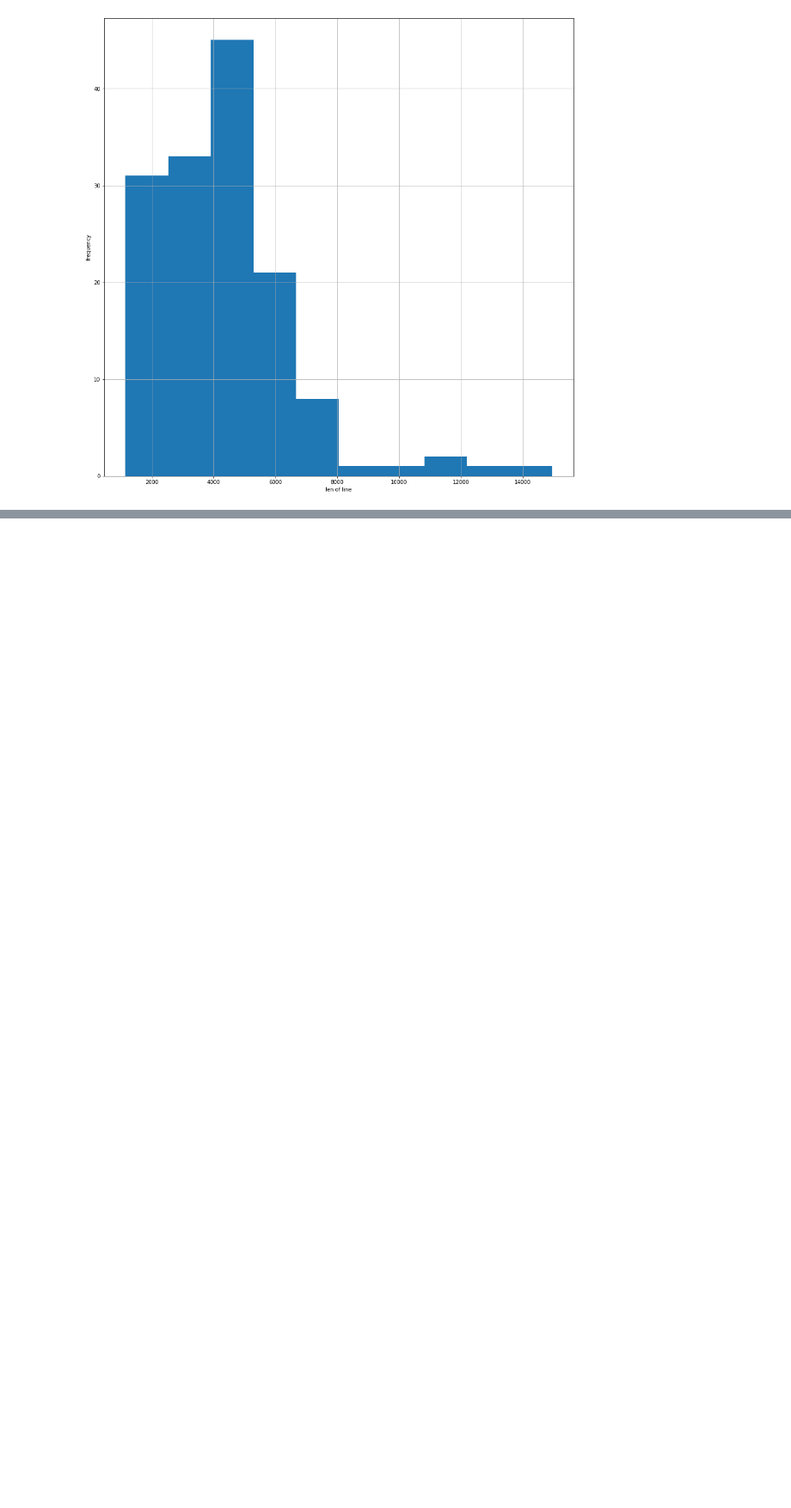
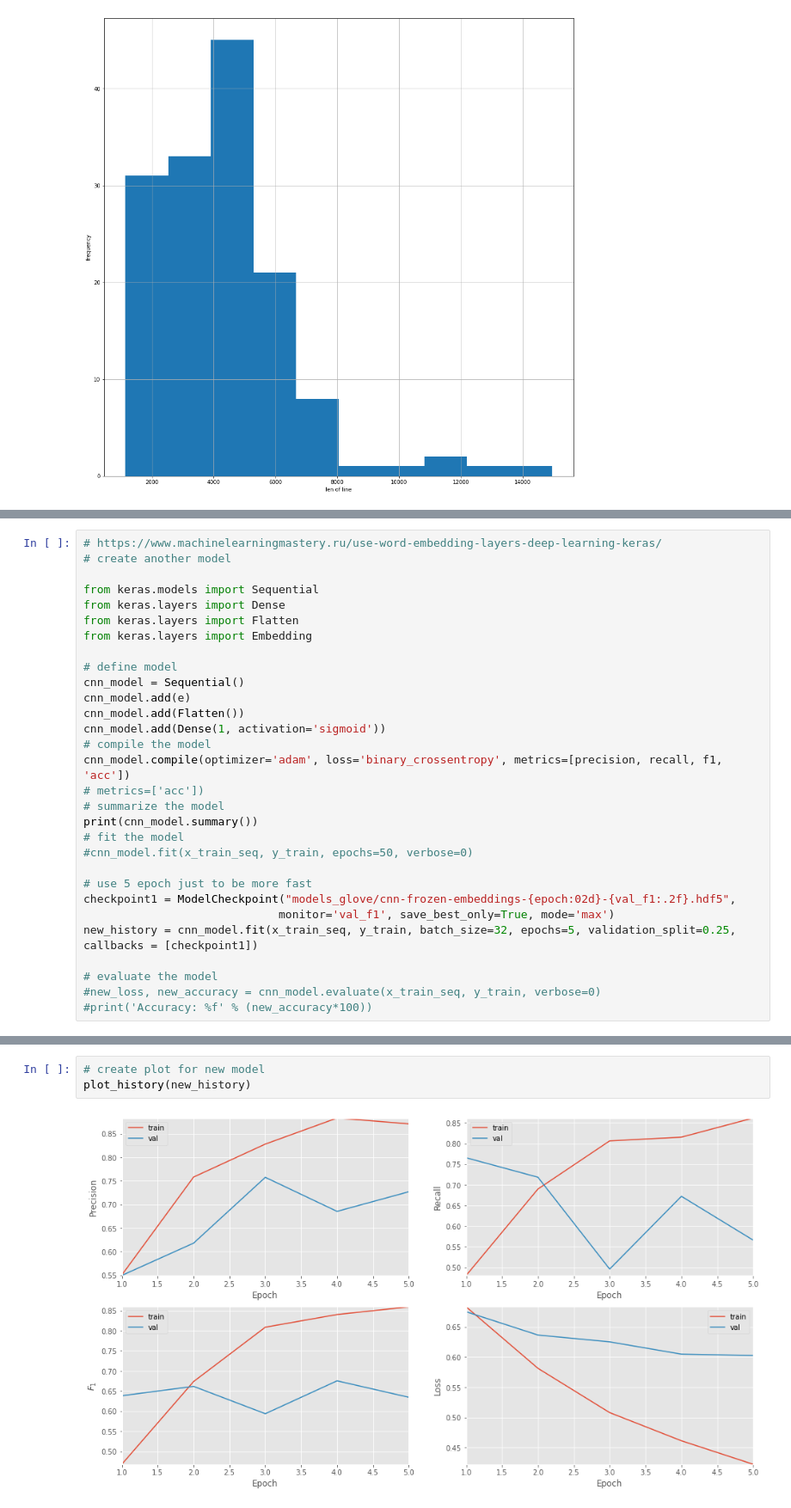
Before and after one commit to alina-krivolapova/my_ds_project, a Jupyter notebook: Jupyter_research.ipynb, the cells around one changed output, grey strips where cells are left out. Shown at 86% size. Drawn from its saved outputs; the diff is of its cells as text; blank space fills up the shorter version.

```diff
--- a/Jupyter_research.ipynb
+++ b/Jupyter_research.ipynb
@@ -267,0 +562,30 @@ NameError: name 'embedding_matrix' is not defined
+# %%
+# https://www.machinelearningmastery.ru/use-word-embedding-layers-deep-learning-keras/
+# create another model
+
+from keras.models import Sequential
+from keras.layers import Dense
+from keras.layers import Flatten
+from keras.layers import Embedding
+
+# define model
+cnn_model = Sequential()
+cnn_model.add(e)
+cnn_model.add(Flatten())
+cnn_model.add(Dense(1, activation='sigmoid'))
+# compile the model
+cnn_model.compile(optimizer='adam', loss='binary_crossentropy', metrics=[precision, recall, f1, 'acc'])
+# metrics=['acc'])
+# summarize the model
+print(cnn_model.summary())
+# fit the model
+#cnn_model.fit(x_train_seq, y_train, epochs=50, verbose=0)
+
+# use 5 epoch just to be more fast
+checkpoint1 = ModelCheckpoint("models_glove/cnn-frozen-embeddings-{epoch:02d}-{val_f1:.2f}.hdf5",
+                             monitor='val_f1', save_best_only=True, mode='max')
+new_history = cnn_model.fit(x_train_seq, y_train, batch_size=32, epochs=5, validation_split=0.25, callbacks = [checkpoint1])
+
+# evaluate the model
+#new_loss, new_accuracy = cnn_model.evaluate(x_train_seq, y_train, verbose=0)
+#print('Accuracy: %f' % (new_accuracy*100))
@@ -267,0 +610,5 @@ NameError: name 'embedding_matrix' is not defined
+# %%
+# create plot for new model
+plot_history(new_history)
+# %% [output]
+[figure, added]
```
Also changed, not shown: parts of 34 cells of this notebook.
